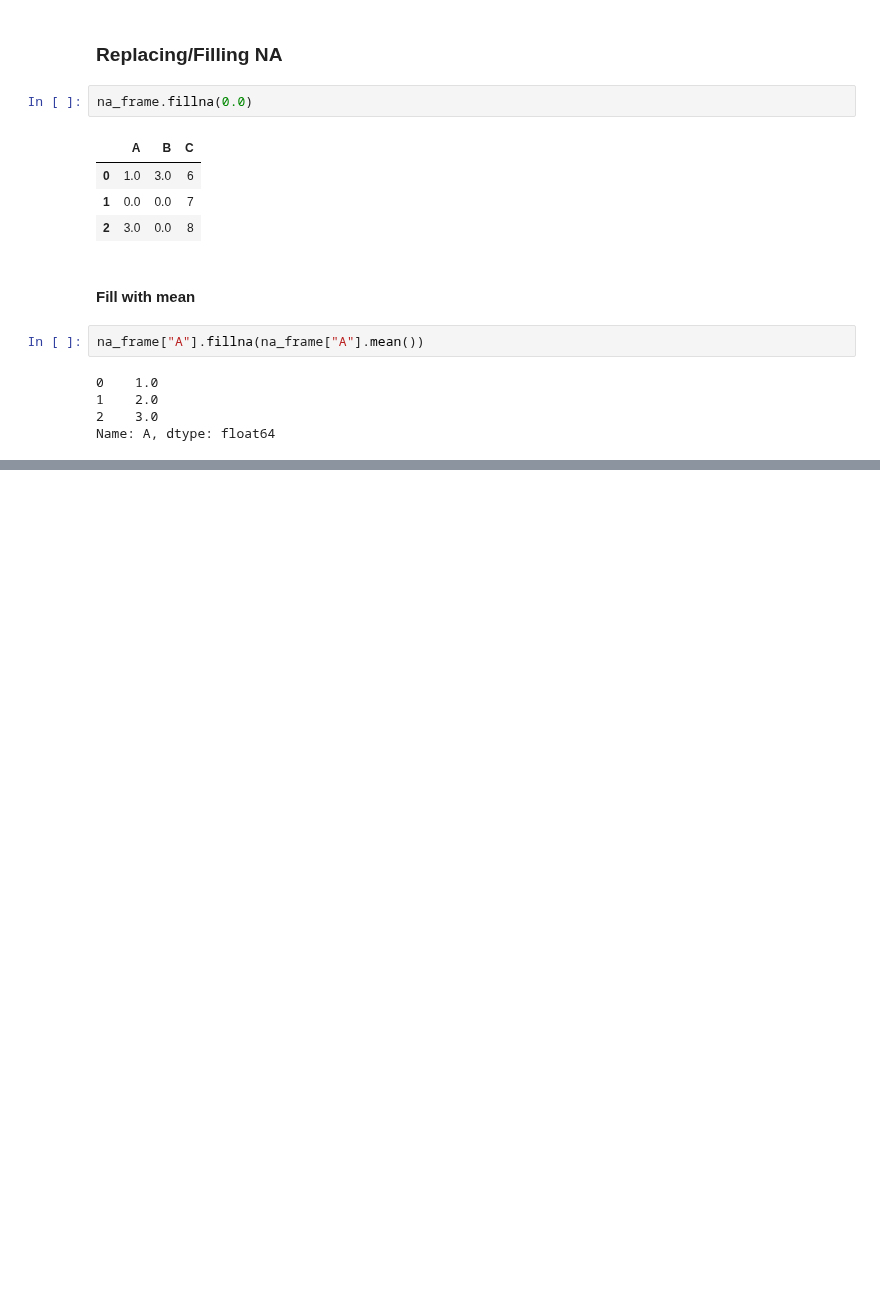
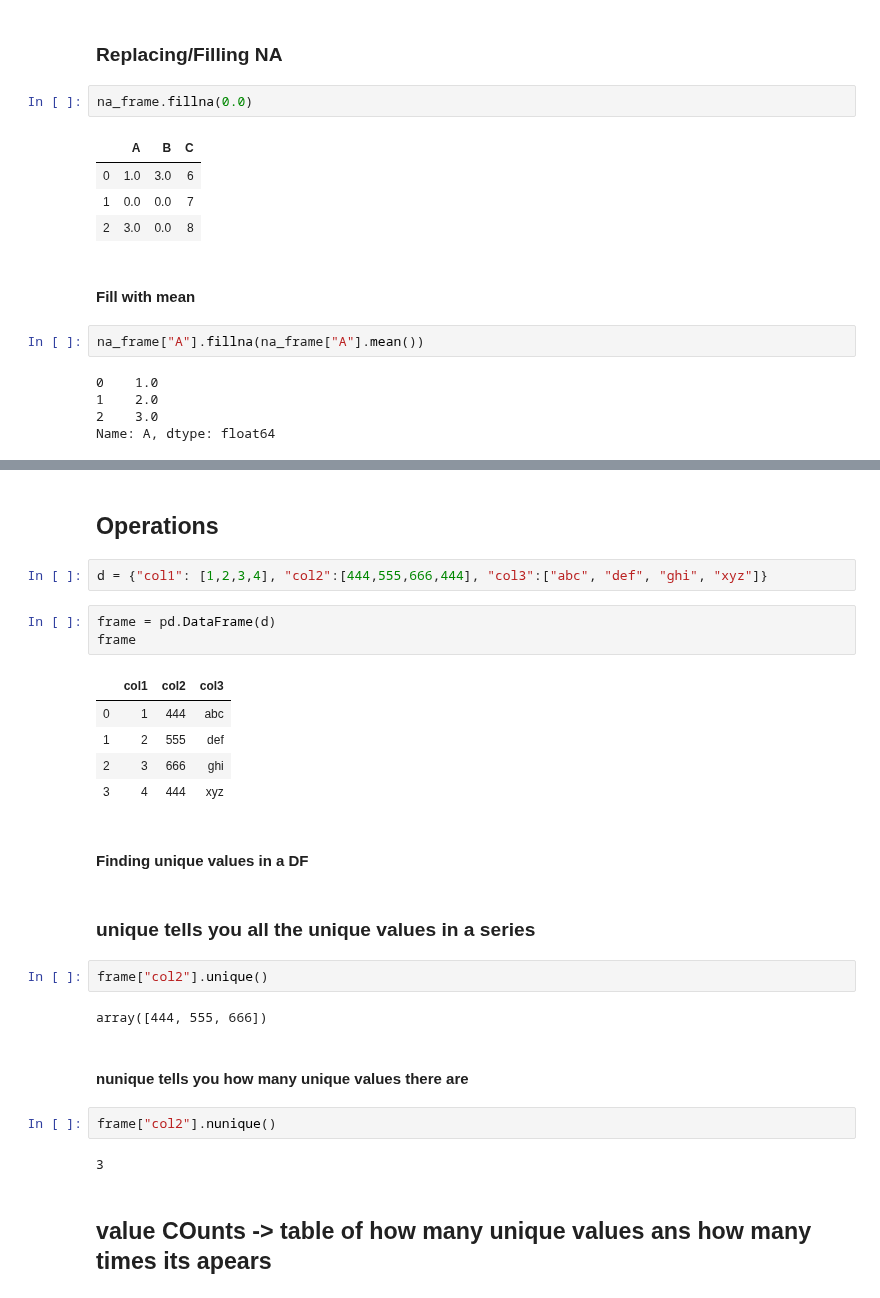
Before and after one commit to Berkat0789/Data_Analysis, a Jupyter notebook: review/Python for Data science and ML Bootcamp/Review/Pandas.ipynb, the cells around one changed output, grey strips where cells are left out. Saved outputs shown, nothing was run; the diff lists cells and outputs as text; blank space fills up the shorter version.

Commit message:
Data and ML update

```diff
--- a/review/Python for Data science and ML Bootcamp/Review/Pandas.ipynb
+++ b/review/Python for Data science and ML Bootcamp/Review/Pandas.ipynb
@@ -253 +253,30 @@ na_frame
 | 2 | 3.0 | NaN | 8 |
+# %% [markdown]
+## Operations
+# %%
+d = {"col1": [1,2,3,4], "col2":[444,555,666,444], "col3":["abc", "def", "ghi", "xyz"]}
+# %%
+frame = pd.DataFrame(d)
+frame
+# %% [output]
+|  | col1 | col2 | col3 |
+| 0 | 1 | 444 | abc |
+| 1 | 2 | 555 | def |
+| 2 | 3 | 666 | ghi |
+| 3 | 4 | 444 | xyz |
+# %% [markdown]
+#### Finding unique values in a DF
+# %% [markdown]
+### unique tells you all the unique values in a series
+# %%
+frame["col2"].unique()
+# %% [output]
+array([444, 555, 666])
+# %% [markdown]
+#### nunique tells you how many unique values there are
+# %%
+frame["col2"].nunique()
+# %% [output]
+3
+# %% [markdown]
+## value COunts -> table of how many unique values ans how many times its apears
```
Also changed, not shown: parts of 12 cells of this notebook, 12 other files.
